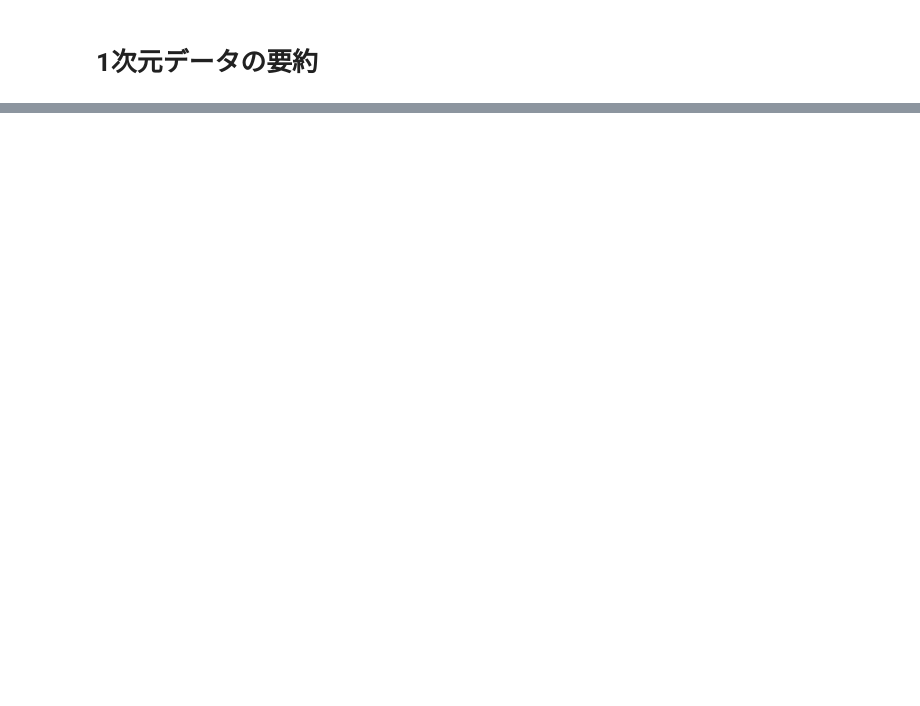
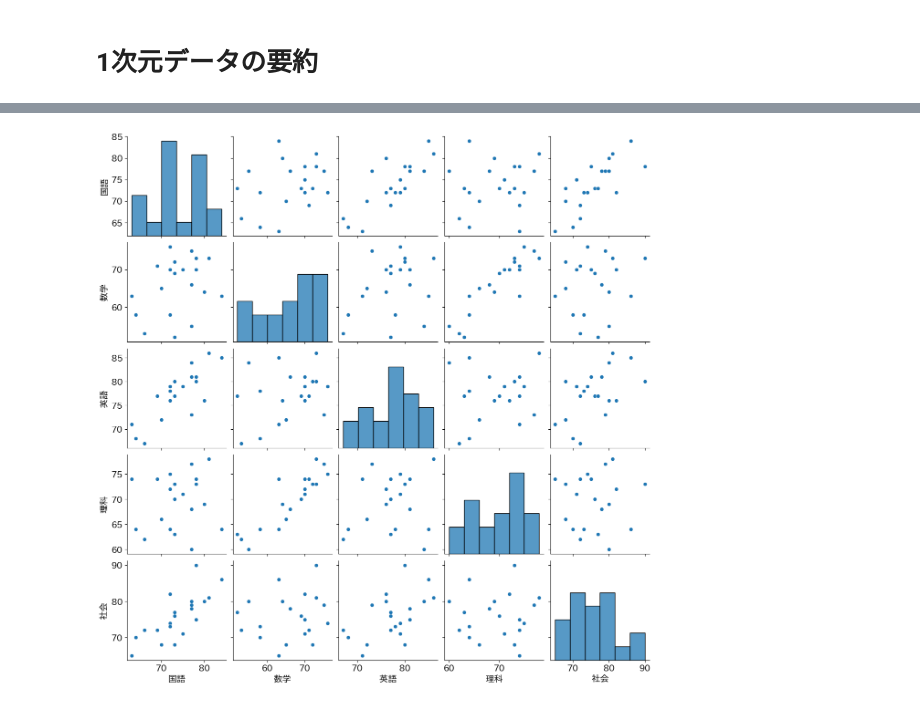
Before and after one commit to yoshida-nu/lec_datascience, a Jupyter notebook: doc/datascience_notebook02.ipynb, the cells around one changed output, grey strips where cells are left out. Drawn from its saved outputs; the diff is of its cells as text; code cells hidden in the pictures; blank space fills up the shorter version.

```diff
--- a/doc/datascience_notebook02.ipynb
+++ b/doc/datascience_notebook02.ipynb
@@ -871,0 +318,7 @@ plt.show()
+# %%
+url = 'https://bit.ly/4kjzBL6'
+df_exam2 = pd.read_csv(url)
+sns.pairplot(df_exam2)
+plt.show()
+# %% [output]
+[figure, added]
```
Also changed, not shown: parts of 118 cells of this notebook, 2 other files.
